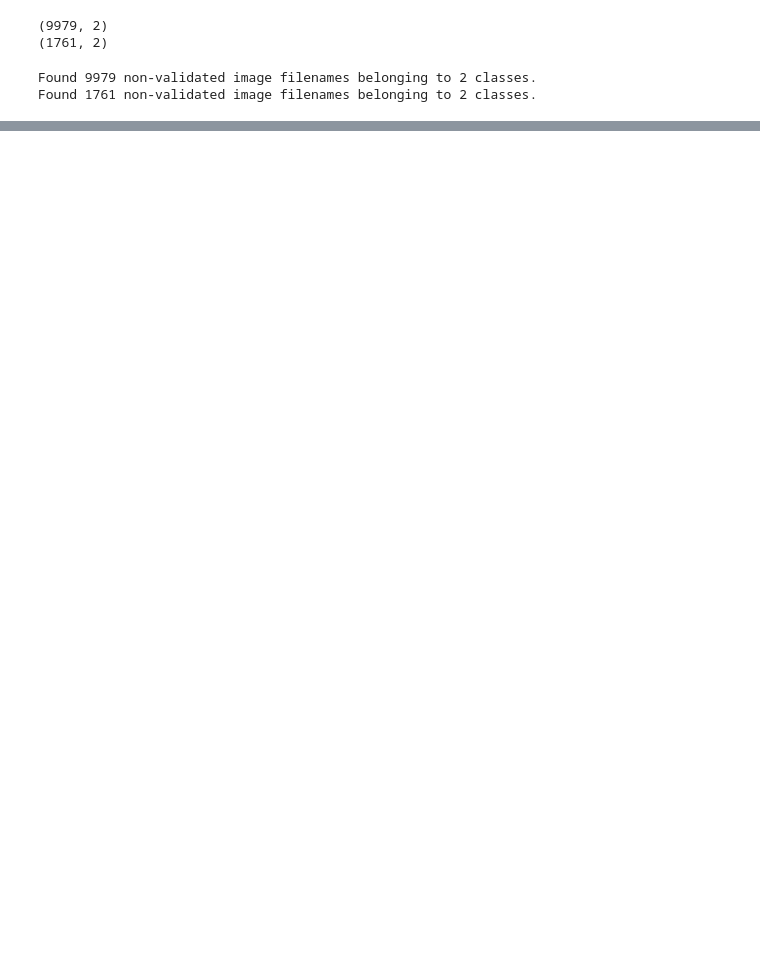
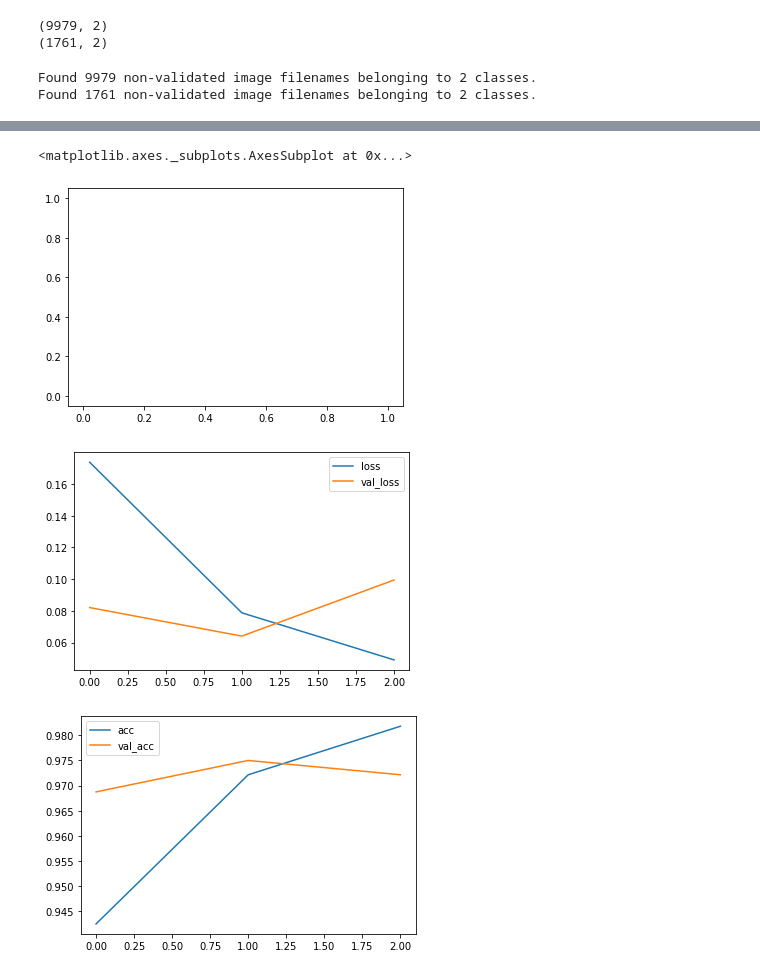
Before and after one commit to EduFdezSoy/safety-first, a Jupyter notebook: base.ipynb, the cells around one changed output, grey strips where cells are left out. Drawn from its saved outputs; the diff is of its cells as text; code cells hidden in the pictures; blank space fills up the shorter version.

```diff
--- a/base.ipynb
+++ b/base.ipynb
@@ -53,30 +49,23 @@ EPOCHS=3
 PATH1='./ml-data/helmet-dataset/Train_positive/Train_positive/'
 PATH2='./ml-data/helmet-dataset/Train_negative/Train_negative/'
 # %%
-# train dataset
-filenames_helmet_yes = os.listdir(PATH1)
-filenames_helmet_no = os.listdir(PATH2)
-
+# Getting the images
 filenames_list_yes = []
 filenames_list_no = []
-categories_yes = []
-categories_no = []
 
-for filename in filenames_helmet_yes:
+for filename in os.listdir(PATH1):
     filenames_list_yes.append(PATH1 + filename)
-    categories_yes.append(str(1))
-for filename in filenames_helmet_no:
+
+for filename in os.listdir(PATH2):
     filenames_list_no.append(PATH2 + filename)
-    categories_no.append(str(0))
-
 
 df_yes = pd.DataFrame({
     'image': filenames_list_yes,
-    'category': categories_yes
+    'category': np.ones(len(filenames_list_yes))
 })
 df_no = pd.DataFrame({
     'image': filenames_list_no,
-    'category': categories_no
+    'category': np.zeros(len(filenames_list_no))
 })
 print(df_yes.shape, df_no.shape)
 df = df_yes.append(df_no, ignore_index=True)
@@ -151,5 +130,3 @@ def create_model():
-# %%
-model = create_model()
 # %%
 model.summary()
 # %% [output]
@@ -195,4 +176,10 @@ Epoch 2/3
 # %%
+plt.plot()
 loss = pd.DataFrame(model.history.history)
 loss[['loss', 'val_loss']].plot()
 loss[['acc', 'val_acc']].plot()
+# %% [output]
+<matplotlib.axes._subplots.AxesSubplot at 0x...>
+[figure, added]
+[figure, added]
+[figure, added]
```
Also changed, not shown: parts of 20 cells of this notebook.
